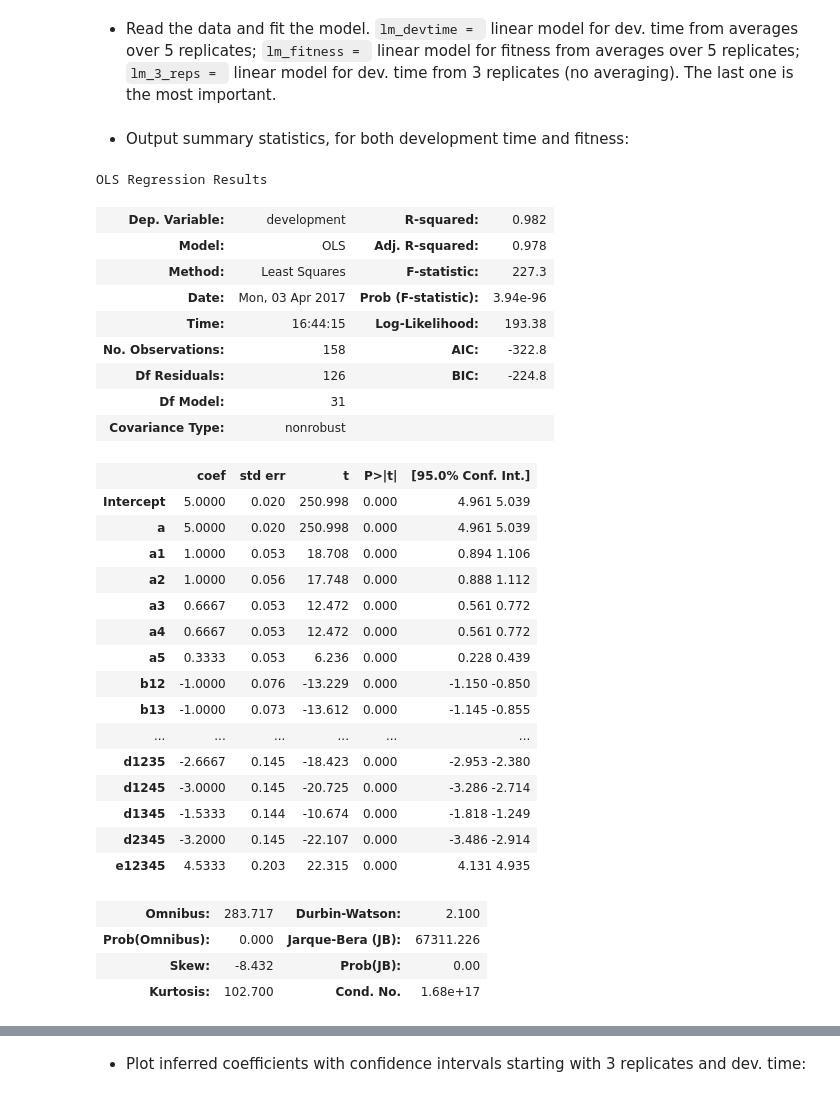
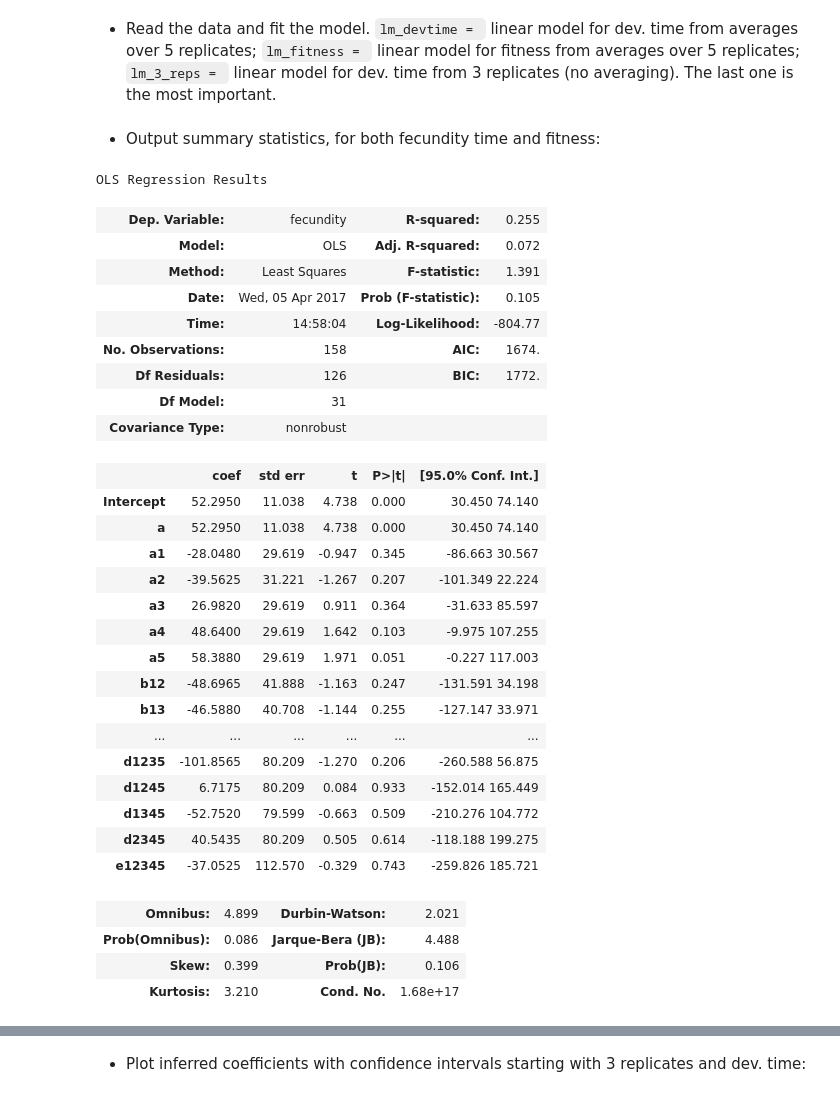
Before and after one commit to gavryushkin/microinteractions, a Jupyter notebook: taylor_lin_fit.ipynb, the cells around one changed output, grey strips where cells are left out. Drawn from its saved outputs; the diff is of its cells as text; code cells hidden in the pictures.

```diff
--- a/taylor_lin_fit.ipynb
+++ b/taylor_lin_fit.ipynb
@@ -26,7 +26,7 @@ matplotlib.style.use('ggplot')
 
 data = pd.read_csv("fitness_summary_all_replicates_parameters.csv", sep="\t")
 data_3 = pd.read_csv("fitness_summary_3_replicates_parameters.csv", sep="\t")
-lm_devtime = smf.ols(formula="development ~ a + a1 + a2 + a3 + a4 + a5 +"
+lm_fecundity = smf.ols(formula="fecundity ~ a + a1 + a2 + a3 + a4 + a5 +"
                      "b12 + b13 + b14 + b15 + b23 + b24 + b25 + b34 + b35 + b45 +"
                      "c123 + c124 + c125 + c134 + c135 + c145 + c234 + c235 + c245 + c345 +"
                      "d1234 + d1235 + d1245 + d1345 + d2345 + e12345", data=data).fit()
@@ -34,45 +34,50 @@ lm_fitness = smf.ols(formula="fitness ~ a + a1 + a2 + a3 + a4 + a5 +"
                      "b12 + b13 + b14 + b15 + b23 + b24 + b25 + b34 + b35 + b45 +"
                      "c123 + c124 + c125 + c134 + c135 + c145 + c234 + c235 + c245 + c345 +"
                      "d1234 + d1235 + d1245 + d1345 + d2345 + e12345", data=data).fit()
+# This one only makes sence if the data includes raw measurements:
+# lm_devtime = smf.ols(formula="development ~ a + a1 + a2 + a3 + a4 + a5 +"
+#                      "b12 + b13 + b14 + b15 + b23 + b24 + b25 + b34 + b35 + b45 +"
+#                      "c123 + c124 + c125 + c134 + c135 + c145 + c234 + c235 + c245 + c345 +"
+#                      "d1234 + d1235 + d1245 + d1345 + d2345 + e12345", data=data).fit()
 lm_3_reps = smf.ols(formula="development ~ a + a1 + a2 + a3 + a4 + a5 +"
                      "b12 + b13 + b14 + b15 + b23 + b24 + b25 + b34 + b35 + b45 +"
                      "c123 + c124 + c125 + c134 + c135 + c145 + c234 + c235 + c245 + c345 +"
                      "d1234 + d1235 + d1245 + d1345 + d2345 + e12345", data=data_3).fit()
 # %% [markdown]
-- Output summary statistics, for both development time and fitness:
+- Output summary statistics, for both fecundity time and fitness:
 # %%
-lm_devtime.summary()
+lm_fecundity.summary()
 # %% [output]
 OLS Regression Results
-| Dep. Variable: | development | R-squared: | 0.982 |
-| Model: | OLS | Adj. R-squared: | 0.978 |
-| Method: | Least Squares | F-statistic: | 227.3 |
-| Date: | Mon, 03 Apr 2017 | Prob (F-statistic): | 3.94e-96 |
-| Time: | 16:44:15 | Log-Likelihood: | 193.38 |
-| No. Observations: | 158 | AIC: | -322.8 |
-| Df Residuals: | 126 | BIC: | -224.8 |
+| Dep. Variable: | fecundity | R-squared: | 0.255 |
+| Model: | OLS | Adj. R-squared: | 0.072 |
+| Method: | Least Squares | F-statistic: | 1.391 |
+| Date: | Wed, 05 Apr 2017 | Prob (F-statistic): | 0.105 |
+| Time: | 14:58:04 | Log-Likelihood: | -804.77 |
+| No. Observations: | 158 | AIC: | 1674. |
+| Df Residuals: | 126 | BIC: | 1772. |
 | Df Model: | 31 |  |  |
 | Covariance Type: | nonrobust |  |  |
 |  | coef | std err | t | P>|t| | [95.0% Conf. Int.] |
-| Intercept | 5.0000 | 0.020 | 250.998 | 0.000 | 4.961 5.039 |
-| a | 5.0000 | 0.020 | 250.998 | 0.000 | 4.961 5.039 |
-| a1 | 1.0000 | 0.053 | 18.708 | 0.000 | 0.894 1.106 |
-| a2 | 1.0000 | 0.056 | 17.748 | 0.000 | 0.888 1.112 |
-| a3 | 0.6667 | 0.053 | 12.472 | 0.000 | 0.561 0.772 |
-| a4 | 0.6667 | 0.053 | 12.472 | 0.000 | 0.561 0.772 |
-| a5 | 0.3333 | 0.053 | 6.236 | 0.000 | 0.228 0.439 |
-| b12 | -1.0000 | 0.076 | -13.229 | 0.000 | -1.150 -0.850 |
-| b13 | -1.0000 | 0.073 | -13.612 | 0.000 | -1.145 -0.855 |
+| Intercept | 52.2950 | 11.038 | 4.738 | 0.000 | 30.450 74.140 |
+| a | 52.2950 | 11.038 | 4.738 | 0.000 | 30.450 74.140 |
+| a1 | -28.0480 | 29.619 | -0.947 | 0.345 | -86.663 30.567 |
+| a2 | -39.5625 | 31.221 | -1.267 | 0.207 | -101.349 22.224 |
+| a3 | 26.9820 | 29.619 | 0.911 | 0.364 | -31.633 85.597 |
+| a4 | 48.6400 | 29.619 | 1.642 | 0.103 | -9.975 107.255 |
+| a5 | 58.3880 | 29.619 | 1.971 | 0.051 | -0.227 117.003 |
+| b12 | -48.6965 | 41.888 | -1.163 | 0.247 | -131.591 34.198 |
+| b13 | -46.5880 | 40.708 | -1.144 | 0.255 | -127.147 33.971 |
 | ... | ... | ... | ... | ... | ... |
-| d1235 | -2.6667 | 0.145 | -18.423 | 0.000 | -2.953 -2.380 |
-| d1245 | -3.0000 | 0.145 | -20.725 | 0.000 | -3.286 -2.714 |
-| d1345 | -1.5333 | 0.144 | -10.674 | 0.000 | -1.818 -1.249 |
-| d2345 | -3.2000 | 0.145 | -22.107 | 0.000 | -3.486 -2.914 |
-| e12345 | 4.5333 | 0.203 | 22.315 | 0.000 | 4.131 4.935 |
+| d1235 | -101.8565 | 80.209 | -1.270 | 0.206 | -260.588 56.875 |
+| d1245 | 6.7175 | 80.209 | 0.084 | 0.933 | -152.014 165.449 |
+| d1345 | -52.7520 | 79.599 | -0.663 | 0.509 | -210.276 104.772 |
+| d2345 | 40.5435 | 80.209 | 0.505 | 0.614 | -118.188 199.275 |
+| e12345 | -37.0525 | 112.570 | -0.329 | 0.743 | -259.826 185.721 |
-| Omnibus: | 283.717 | Durbin-Watson: | 2.100 |
-| Prob(Omnibus): | 0.000 | Jarque-Bera (JB): | 67311.226 |
-| Skew: | -8.432 | Prob(JB): | 0.00 |
-| Kurtosis: | 102.700 | Cond. No. | 1.68e+17 |
+| Omnibus: | 4.899 | Durbin-Watson: | 2.021 |
+| Prob(Omnibus): | 0.086 | Jarque-Bera (JB): | 4.488 |
+| Skew: | 0.399 | Prob(JB): | 0.106 |
+| Kurtosis: | 3.210 | Cond. No. | 1.68e+17 |
 # %%
 lm_fitness.summary()
 # %% [output]
```
Also changed, not shown: parts of 17 cells of this notebook.
